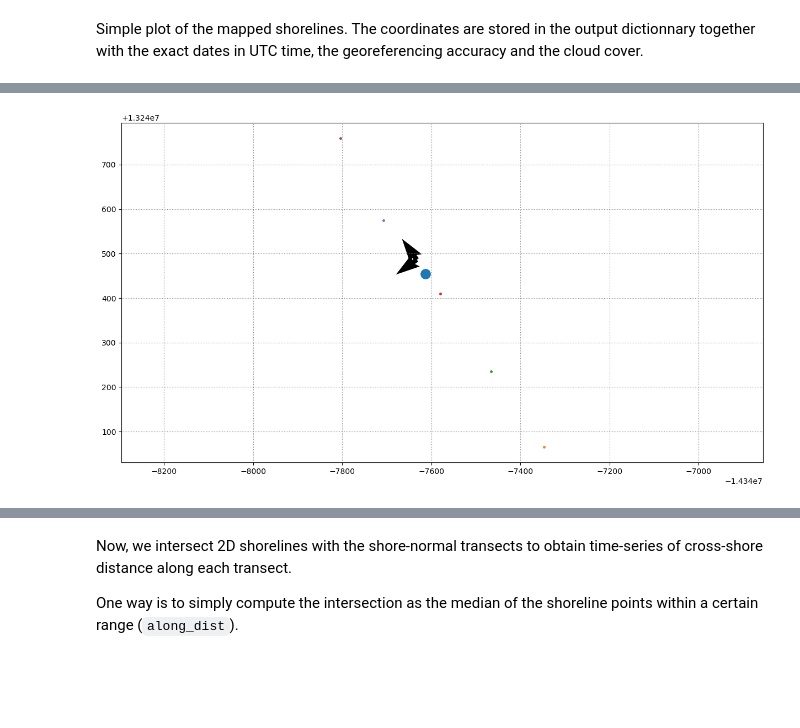
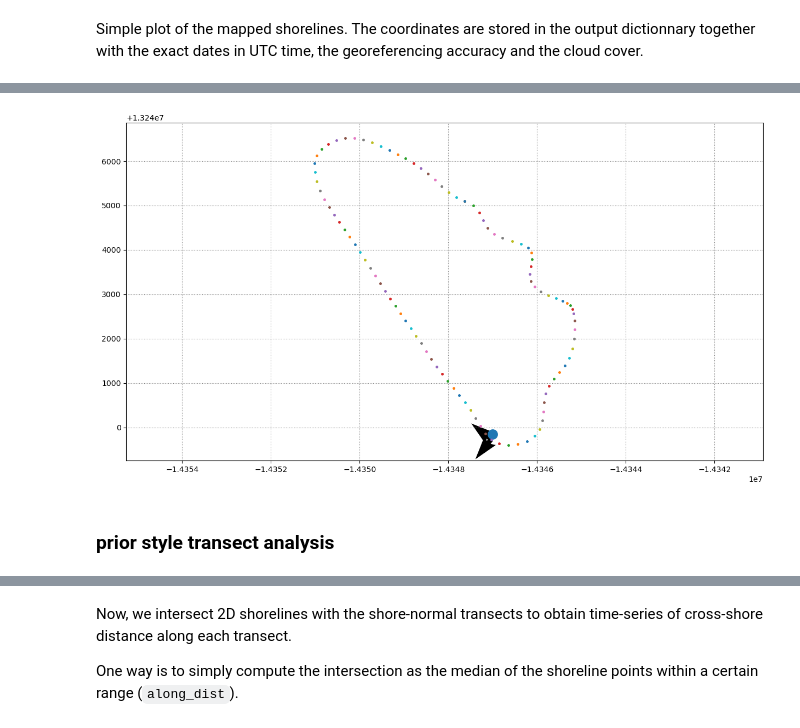
Before and after one commit to Wzesk/CoastSat, a Jupyter notebook: testing.ipynb, the cells around one changed output, grey strips where cells are left out. Cells and saved outputs as stored; diff of their text form; code cells hidden in the pictures; blank space fills up the shorter version.

```diff
--- a/testing.ipynb
+++ b/testing.ipynb
@@ -95,3 +118,7 @@ output = SDS_tools.remove_inaccurate_georef(output, 10)
 # %% [output]
 1 duplicates
 0 bad georef
+# %%
+print(len(output['dates']))
+output = SDS_universal_transects.remove_gaps(output,100)
+print(len(output['dates']))
@@ -113,15 +147,11 @@ plt.show()
-# %%
-#get a "best" shorelines to generate transects
-shortest_shoreline = SDS_universal_transects.get_shortest_shoreline(output)
-#replacing because shortest was defective.  Need to filter out defective images
-shortest_shoreline = output['shorelines'][10]
-# shortest_shoreline = np.array([[0,0],[2.5,2.5],[5,5]])
-
-# fit a nurbs curve through the shoreline
-crv = SDS_universal_transects.fit_nurbs(shortest_shoreline,3)
 # %%
-# Set evaluation delta and generate the normals
-delta = 0.01
-curve_points,normals = SDS_universal_transects.get_normal_vector_along_nurbs(crv, delta)
+#set the reference nubrbs curve
+ref_crv = settings['reference_nurbs']
+# Set evaluation delta
+settings['delta'] = 0.01
+# generate the normals
+curve_points,normals = SDS_universal_transects.get_normal_vector_along_nurbs(ref_crv, settings['delta'])
+
+
 #create the transects as a dict (matching coastsat standards)
 transects = SDS_universal_transects.tangent_dict(curve_points,normals,100)
@@ -143,12 +177,10 @@ plt.show()
 # %%
-sample_point = shortest_shoreline[25]
+#testing finding the closest point on the curve and calculating distance
 
-pt,pt_t = SDS_universal_transects.closest_point_on_curve(crv,0.005,sample_point)
-
-ref_plane = SDS_universal_transects.get_plane_along_nurbs(crv,pt_t)
-
+sample_point = output['shorelines'][25][10]
+pt,pt_t = SDS_universal_transects.closest_point_on_curve(ref_crv,0.005,sample_point)
+ref_plane = SDS_universal_transects.get_plane_along_nurbs(ref_crv,pt_t)
 pln_coords = SDS_universal_transects.get_plane_coordinates(sample_point,ref_plane)
-
 #sample_point,ref_plane['origin'],pln_coords
 print("distance="+pln_coords[1].__str__())
 # %% [output]
@@ -156,18 +209,20 @@ distance=2.644223201092524
 # %%
 %matplotlib inline
 fig = plt.figure(figsize=[15,8])
 plt.axis('equal')
 plt.grid(linestyle=':', color='0.5')
 plt.quiver(ref_plane['origin'][0], ref_plane['origin'][1], ref_plane['xvec'][0], ref_plane['xvec'][1], scale=25)
 plt.quiver(ref_plane['origin'][0], ref_plane['origin'][1], ref_plane['yvec'][0], ref_plane['yvec'][1], scale=25)
 
 plt.plot(sample_point[0],sample_point[1], '.',ms=25)
-for i in range(3,8):#len(curve_points)):
+for i in range(len(curve_points)):
     plt.plot(curve_points[i][0], curve_points[i][1], '.',ms=5)
 
 plt.show()
 # %% [output]
-[figure, old version]
+[figure, new version]
+# %% [markdown]
+### prior style transect analysis
 # %%
 fig = plt.figure(figsize=[15,8], tight_layout=True)
 plt.axis('equal')
```
Also changed, not shown: parts of 16 cells of this notebook, 1 other file.
